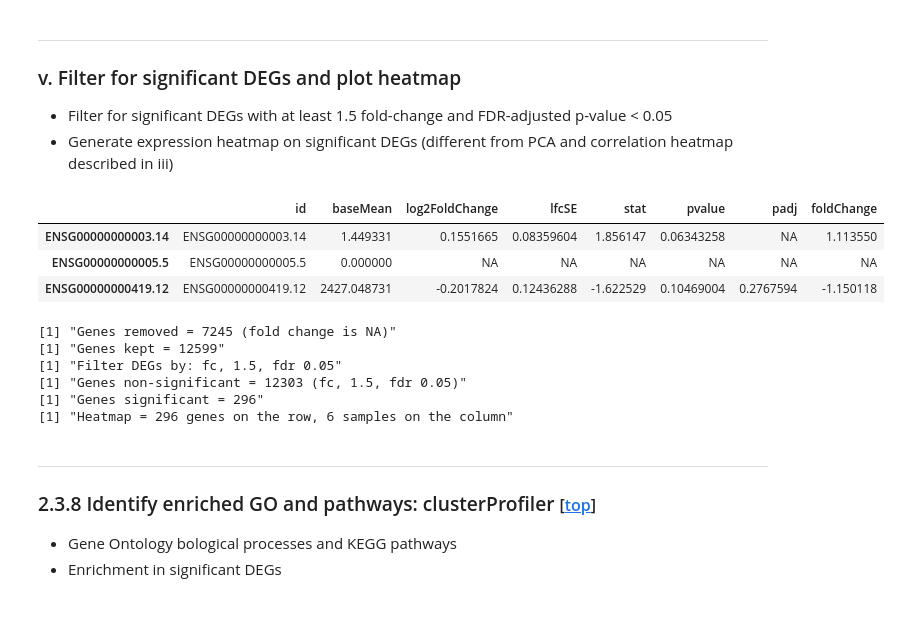
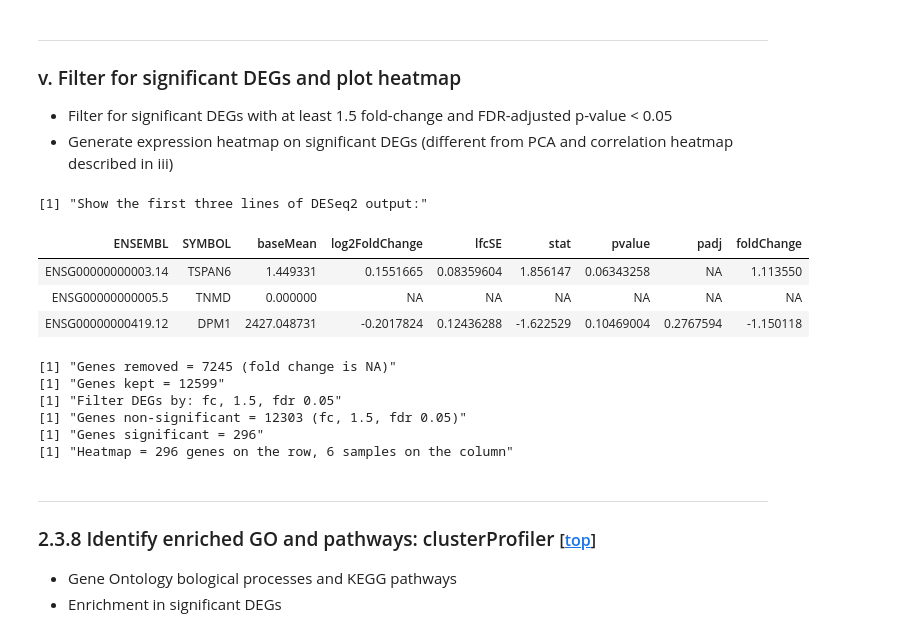
Before and after one commit to riyuebao/CRI-Workshop-Nov2016-RNAseq, a Jupyter notebook: Run_RNAseq.tutorial.rendered.ipynb, the cells around one changed output. Saved outputs shown, nothing was run; the diff lists cells and outputs as text; code cells hidden in the pictures.

Commit message:
Removed 2 figures. Reduced content in notebook

```diff
--- a/Run_RNAseq.tutorial.rendered.ipynb
+++ b/Run_RNAseq.tutorial.rendered.ipynb
@@ -244,9 +240,13 @@ source(script)
 * Sample groups
 # %%
 ##-- Read data files
-data.expr = read.delim(file.path(in.dir, expr.file), header=T, stringsAsFactors=F)
-data.sample = read.delim(file.path(in.dir, sample.file), header=T, stringsAsFactors=F)
+data.expr = read.delim(file.path(in.dir, expr.file), header=T,
+                       stringsAsFactors=F)
+data.sample = read.delim(file.path(in.dir, sample.file), header=T,
+                         stringsAsFactors=F)
 
+print('Show the first three lines of gene expression file:')
 data.expr[1:3,]
+print('Show the sample group file:')
 data.sample
 # %% [output]
@@ -342,32 +363,35 @@ low counts [2]   : 4190, 25%
 * Generate expression heatmap on significant DEGs (different from PCA and correlation heatmap described in iii)
 # %%
 ##-- DESeq2: filter significant DEGs by fc 1.5 and adjusted p < 0.05
-res[1:3,]
-script = file.path('notebook_ext','ipynb_data','Rscripts','DESeq2.flt_sigDEGs.R')
+print('Show the first three lines of DESeq2 output:')
+res.print[1:3,]
+script = file.path('notebook_ext','ipynb_data','Rscripts',
+                   'DESeq2.flt_sigDEGs.R')
 source(script)
 
 ##-- DESeq2: plot sig DEG heatmap
 print(paste0('Heatmap = ', nrow(data.plot), ' genes on the row, ',
              ncol(data.plot), ' samples on the column'))
 pheatmap(data.plot,
          scale = 'row',
          cluster_rows = TRUE, cluster_cols = TRUE,
          show_rownames = FALSE, show_colnames = TRUE,
          clustering_distance_rows = "euclidean",
          clustering_distance_cols = "euclidean",
          clustering_method = "complete",
         )
 # %% [output]
+[1] "Show the first three lines of DESeq2 output:"
-|  | id | baseMean | log2FoldChange | lfcSE | stat | pvalue | padj | foldChange |
-| ENSG00000000003.14 | ENSG00000000003.14 | 1.449331 | 0.1551665 | 0.08359604 | 1.856147 | 0.06343258 | NA | 1.113550 |
-| ENSG00000000005.5 | ENSG00000000005.5 | 0.000000 | NA | NA | NA | NA | NA | NA |
-| ENSG00000000419.12 | ENSG00000000419.12 | 2427.048731 | -0.2017824 | 0.12436288 | -1.622529 | 0.10469004 | 0.2767594 | -1.150118 |
+| ENSEMBL | SYMBOL | baseMean | log2FoldChange | lfcSE | stat | pvalue | padj | foldChange |
+| ENSG00000000003.14 | TSPAN6 | 1.449331 | 0.1551665 | 0.08359604 | 1.856147 | 0.06343258 | NA | 1.113550 |
+| ENSG00000000005.5 | TNMD | 0.000000 | NA | NA | NA | NA | NA | NA |
+| ENSG00000000419.12 | DPM1 | 2427.048731 | -0.2017824 | 0.12436288 | -1.622529 | 0.10469004 | 0.2767594 | -1.150118 |
-[1] "Genes removed = 7245 (fold change is NA)"
-[1] "Genes kept = 12599"
-[1] "Filter DEGs by: fc, 1.5, fdr 0.05"
-[1] "Genes non-significant = 12303 (fc, 1.5, fdr 0.05)"
-[1] "Genes significant = 296"
-[1] "Heatmap = 296 genes on the row, 6 samples on the column"
+[1] "Genes removed = 7245 (fold change is NA)"
+[1] "Genes kept = 12599"
+[1] "Filter DEGs by: fc, 1.5, fdr 0.05"
+[1] "Genes non-significant = 12303 (fc, 1.5, fdr 0.05)"
+[1] "Genes significant = 296"
+[1] "Heatmap = 296 genes on the row, 6 samples on the column"
 # %% [markdown]
 ***
 ### 2.3.8 Identify enriched GO and pathways: clusterProfiler<a class="anchor" id="04.5"></a> <small>[[top](#top)]</small>
```
Also changed, not shown: parts of 21 cells of this notebook, 8 other files.
